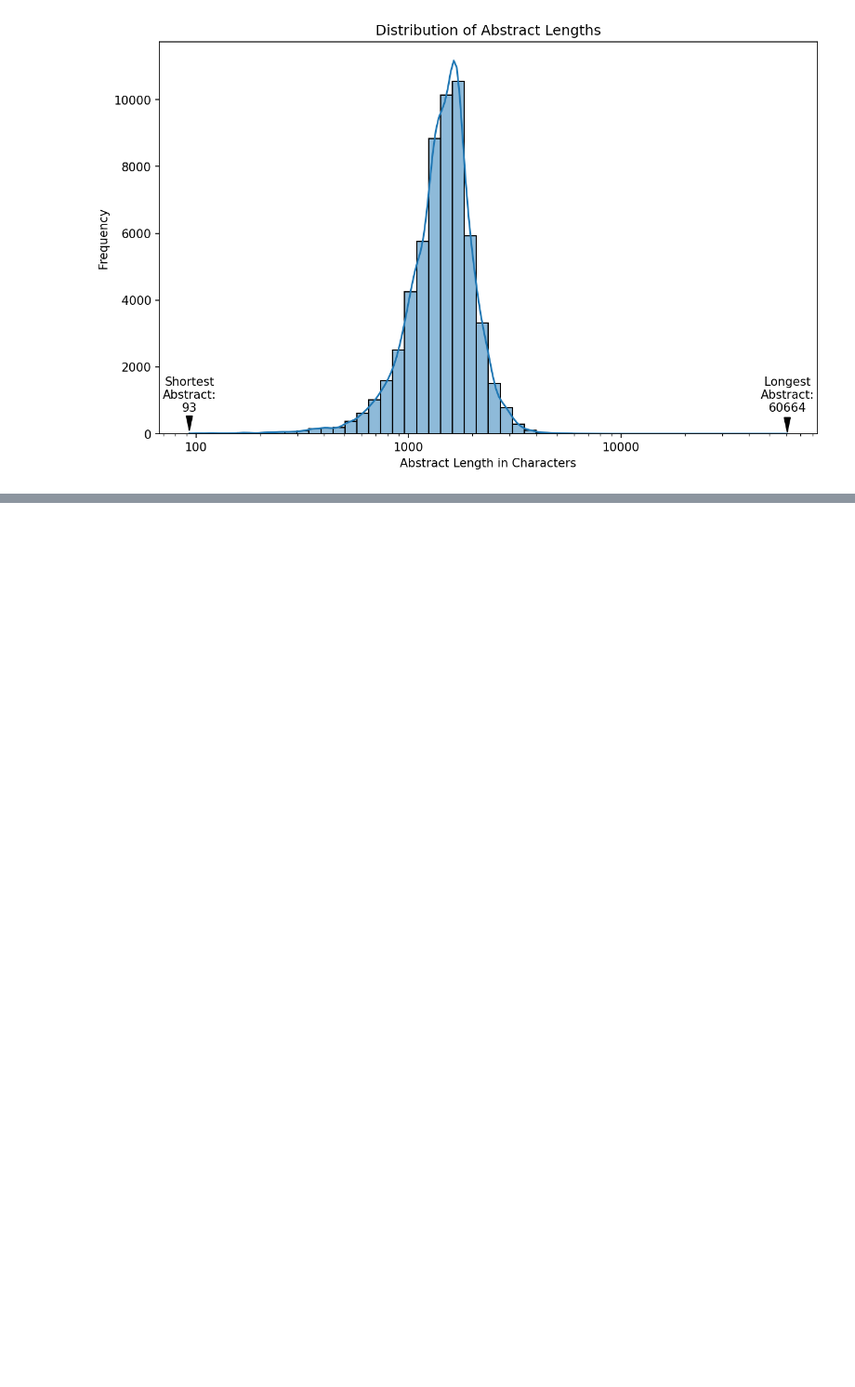
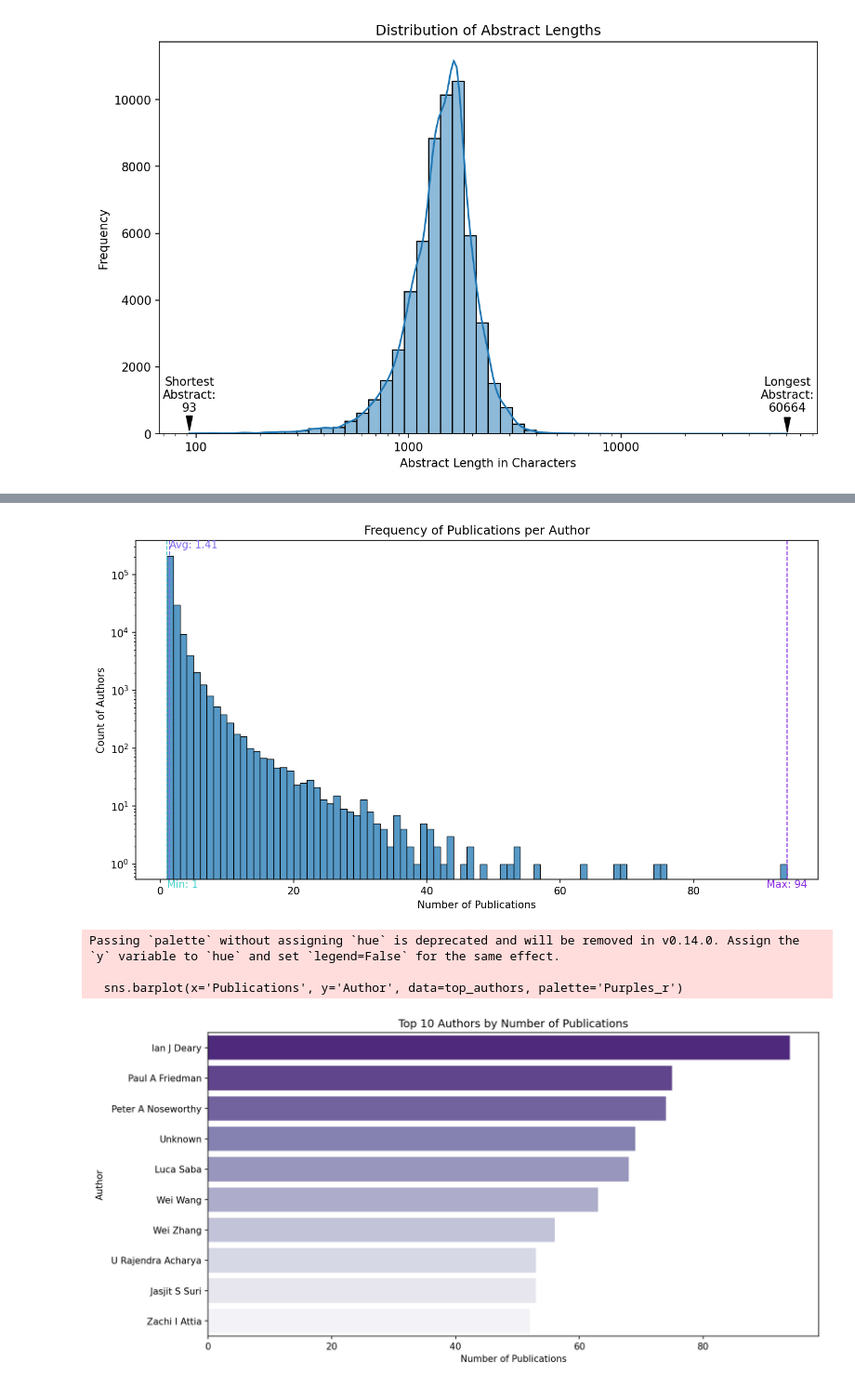
Before and after one commit to Matteo-Malve/RAGMedAssist-INLPT-WS2023, a Jupyter notebook: project/data/data_anaylitics.ipynb, the cells around one changed output, grey strips where cells are left out. Shown at 93% size. Drawn from its saved outputs; the diff is of its cells as text; code cells hidden in the pictures; blank space fills up the shorter version.

```diff
--- a/project/data/data_anaylitics.ipynb
+++ b/project/data/data_anaylitics.ipynb
@@ -116,0 +145,56 @@ KeyError: 'Year'
+# %%
+# Plot authors according to their number of contributions
+
+# Split the string of authors into individual authors and flatten the list
+all_authors = df['Authors'].str.split(';').explode()
+
+# Count the number of publications for each author
+author_counts = all_authors.value_counts()
+
+# Calculate average, min, and max
+average_publications = author_counts.mean()
+min_publications = author_counts.min()
+max_publications = author_counts.max()
+
+# Frequency of Publications per Author
+plt.figure(figsize=(12, 6), dpi=150)
+sns.histplot(author_counts, bins=range(1, author_counts.max() + 1), kde=False)
+plt.title('Frequency of Publications per Author')
+plt.xlabel('Number of Publications')
+plt.ylabel('Count of Authors')
+plt.yscale('log')  # Using log scale due to the distribution of publication counts
+
+# Annotate the average, min, and max on the plot
+# The y coordinate is negative to place the annotation below the x-axis
+plt.axvline(average_publications, color='mediumslateblue', linestyle='dashed', linewidth=1)
+plt.text(average_publications, plt.ylim()[1], f'Avg: {average_publications:.2f}', color='mediumslateblue', ha="left", va="top")
+plt.axvline(min_publications, color='mediumturquoise', linestyle='dashed', linewidth=1)
+plt.text(min_publications, plt.ylim()[0], f'Min: {min_publications}', color='mediumturquoise', ha="left", va="top")
+plt.axvline(max_publications, color='blueviolet', linestyle='dashed', linewidth=1)
+plt.text(max_publications, plt.ylim()[0], f'Max: {max_publications}', color='blueviolet', ha="center", va="top")
+
+# Save plot
+plt.savefig("../docs/images/distribution_authors_frequency_contribution.png")
+plt.show()
+
+
+# Top 10 Authors by Number of Contributions
+# Get the top 10 authors by publication count
+top_authors = author_counts.head(10).reset_index()
+top_authors.columns = ['Author', 'Publications']
+
+# This bar plot shows the top 10 authors by their number of publications.
+plt.figure(figsize=(12, 6), dpi=150)
+sns.barplot(x='Publications', y='Author', data=top_authors, palette='Purples_r')
+plt.title('Top 10 Authors by Number of Publications')
+plt.xlabel('Number of Publications')
+plt.ylabel('Author')
+
+plt.savefig("../docs/images/distribution_authors_most_frequent.png")
+plt.show()
+# %% [output]
+[figure, added]
+Passing `palette` without assigning `hue` is deprecated and will be removed in v0.14.0. Assign the `y` variable to `hue` and set `legend=False` for the same effect.
+
+  sns.barplot(x='Publications', y='Author', data=top_authors, palette='Purples_r')
+[figure, added]
```
Also changed, not shown: parts of 3 cells of this notebook, 3 other files.
